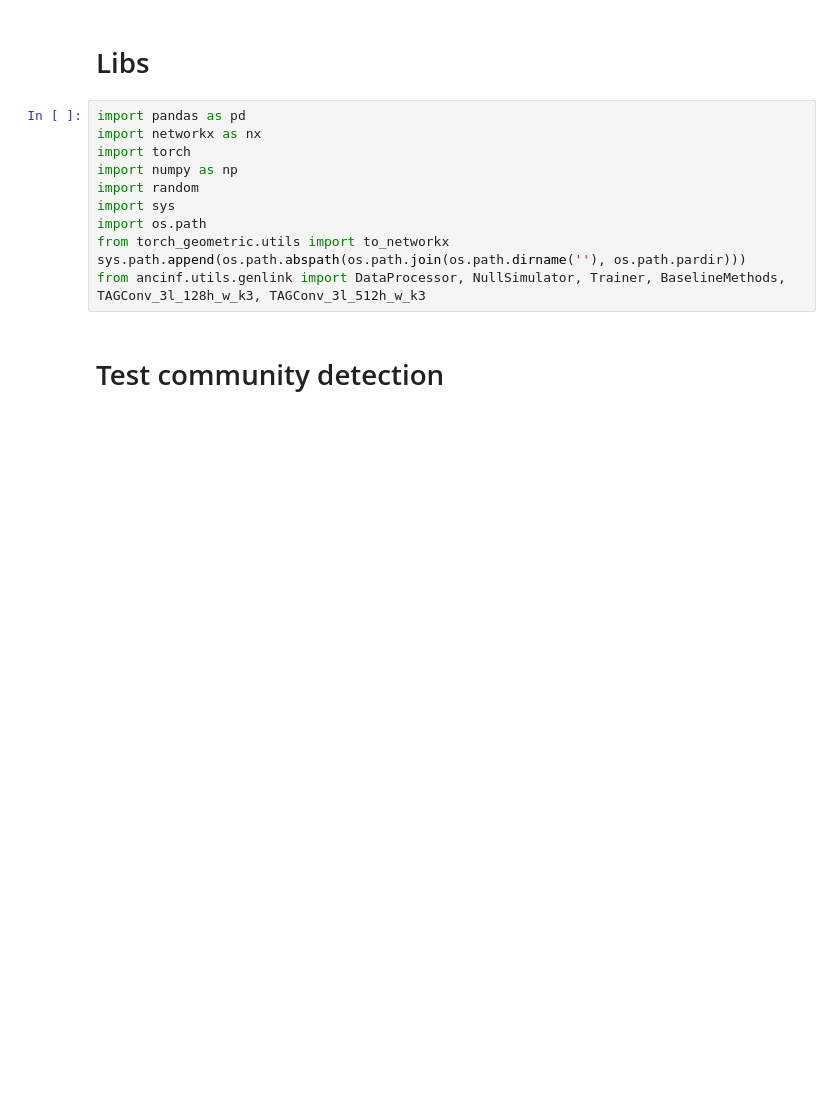
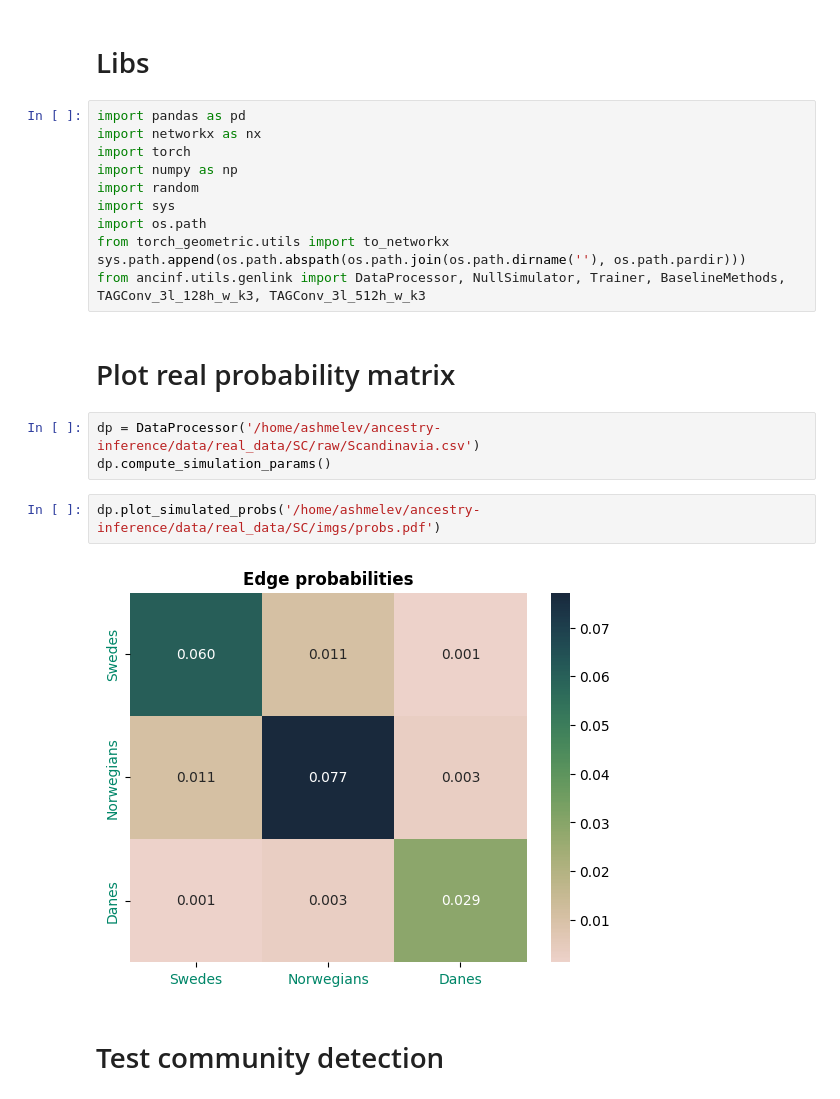
Before and after one commit to Genomics-HSE/ancestry-inference, a Jupyter notebook: notebooks/genlink_usage.ipynb, the cells around one changed output. Drawn from its saved outputs; the diff is of its cells as text; blank space fills up the shorter version.

Commit message:
girvan-newman and edge probability matrix depiction has been added

```diff
--- a/notebooks/genlink_usage.ipynb
+++ b/notebooks/genlink_usage.ipynb
@@ -51,6 +51,15 @@ import os.path
 from torch_geometric.utils import to_networkx
 sys.path.append(os.path.abspath(os.path.join(os.path.dirname(''), os.path.pardir)))
 from ancinf.utils.genlink import DataProcessor, NullSimulator, Trainer, BaselineMethods, TAGConv_3l_128h_w_k3, TAGConv_3l_512h_w_k3
+# %% [markdown]
+# Plot real probability matrix
+# %%
+dp = DataProcessor('/home/ashmelev/ancestry-inference/data/real_data/SC/raw/Scandinavia.csv')
+dp.compute_simulation_params()
+# %%
+dp.plot_simulated_probs('/home/ashmelev/ancestry-inference/data/real_data/SC/imgs/probs.pdf')
+# %% [output]
+[figure, added]
 # %% [markdown]
 # Test community detection
 # %%
```
Also changed, not shown: parts of 2 cells of this notebook, 1 other file.
